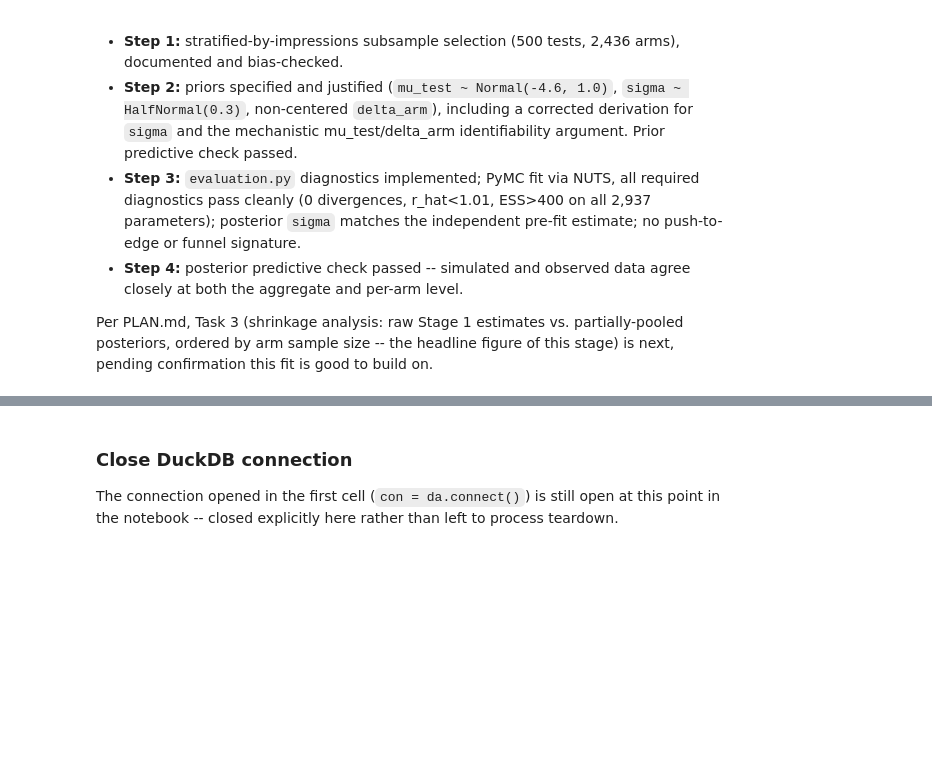
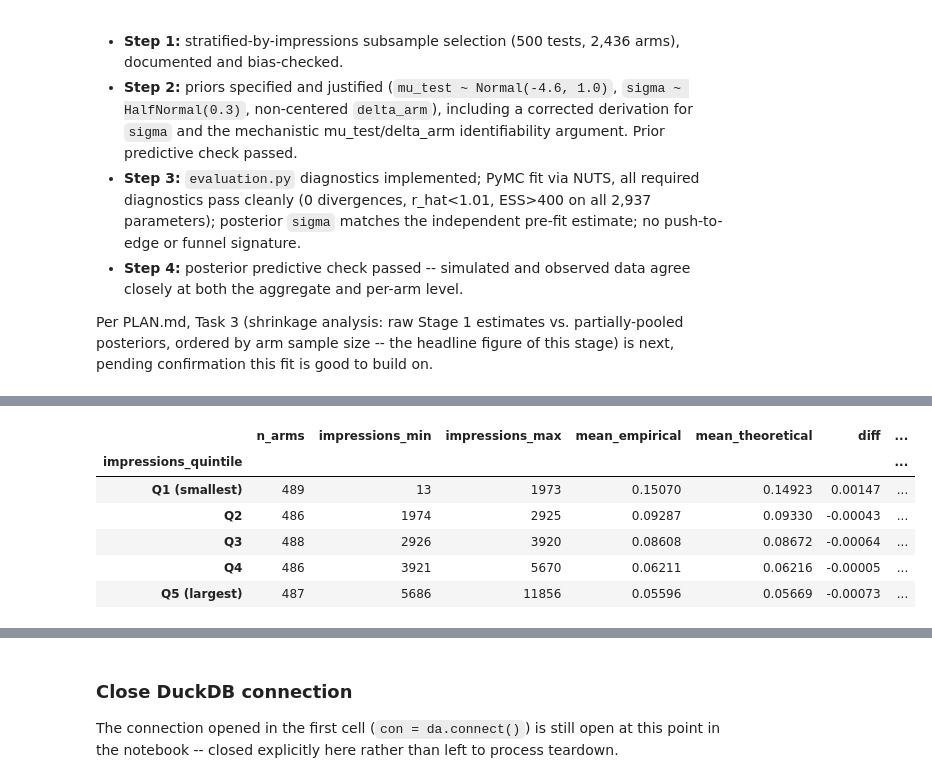
Before and after one commit to pmacias/clickworthy, a Jupyter notebook: notebooks/03_hierarchical_bayes.ipynb, the cells around one changed output, grey strips where cells are left out. Saved outputs shown, nothing was run; the diff lists cells and outputs as text; code cells hidden in the pictures; blank space fills up the shorter version.

```diff
--- a/notebooks/03_hierarchical_bayes.ipynb
+++ b/notebooks/03_hierarchical_bayes.ipynb
@@ -858,0 +965,13 @@ Per PLAN.md, Task 3 (shrinkage analysis: raw Stage 1 estimates vs. partially-poo
+# %%
+# Full-subsample raw_delta_arm, corrected definition: measured against the model's
+# own fitted mu_test posterior mean (same reference pooled_delta_arm already uses),
+# not a separately-computed pooled-CTR baseline. See Section 3.1b for why.
+subsample_df["mu_test_post_mean"] = idata.posterior["mu_test"].mean(dim=["chain", "draw"]).values[test_idx]
+subsample_df["raw_p_hat"] = (subsample_df["clicks"] + eps) / (subsample_df["impressions"] + 2 * eps)
+subsample_df["raw_delta_arm"] = logit(subsample_df["raw_p_hat"]) - subsample_df["mu_test_post_mean"]
+
+# Partially-pooled posterior delta_arm: posterior mean per arm, same row order as
+# subsample_df (test_idx/impressions_arr/clicks_arr were built directly from it).
+subsample_df["pooled_delta_arm"] = idata.posterior["delta_arm"].mean(dim=["chain", "draw"]).values
+
+subsample_df[["clickability_test_id", "impressions", "clicks", "raw_delta_arm", "pooled_delta_arm", "is_forced_exemplar"]].describe()
@@ -858,0 +1091,24 @@ Per PLAN.md, Task 3 (shrinkage analysis: raw Stage 1 estimates vs. partially-poo
+# %%
+subsample_df["impressions_quintile"] = pd.qcut(
+    subsample_df["impressions"], 5, labels=["Q1 (smallest)", "Q2", "Q3", "Q4", "Q5 (largest)"]
+)
+subsample_df["empirical_shrinkage"] = (subsample_df["raw_delta_arm"] - subsample_df["pooled_delta_arm"]).abs()
+
+quintile_summary = subsample_df.groupby("impressions_quintile", observed=True).agg(
+    n_arms=("impressions", "size"),
+    impressions_min=("impressions", "min"),
+    impressions_max=("impressions", "max"),
+    mean_empirical=("empirical_shrinkage", "mean"),
+    mean_theoretical=("theoretical_shrinkage", "mean"),
+)
+quintile_summary["diff"] = quintile_summary["mean_empirical"] - quintile_summary["mean_theoretical"]
+quintile_summary["pct_diff"] = quintile_summary["diff"] / quintile_summary["mean_theoretical"] * 100
+quintile_summary.round(5)
+# %% [output]
+|  | n_arms | impressions_min | impressions_max | mean_empirical | mean_theoretical | diff | ... |
+| impressions_quintile |  |  |  |  |  |  | ... |
+| Q1 (smallest) | 489 | 13 | 1973 | 0.15070 | 0.14923 | 0.00147 | ... |
+| Q2 | 486 | 1974 | 2925 | 0.09287 | 0.09330 | -0.00043 | ... |
+| Q3 | 488 | 2926 | 3920 | 0.08608 | 0.08672 | -0.00064 | ... |
+| Q4 | 486 | 3921 | 5670 | 0.06211 | 0.06216 | -0.00005 | ... |
+| Q5 (largest) | 487 | 5686 | 11856 | 0.05596 | 0.05669 | -0.00073 | ... |
```
Also changed, not shown: parts of 16 cells of this notebook, 1 other file.
